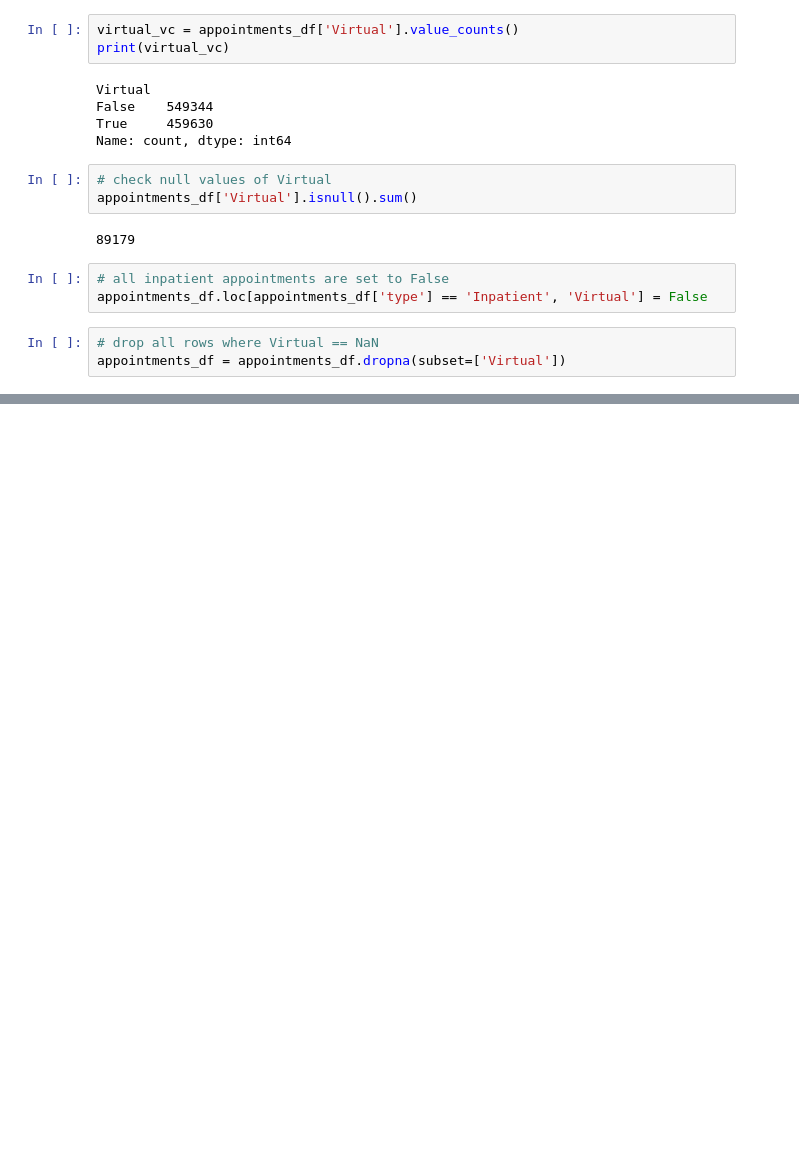
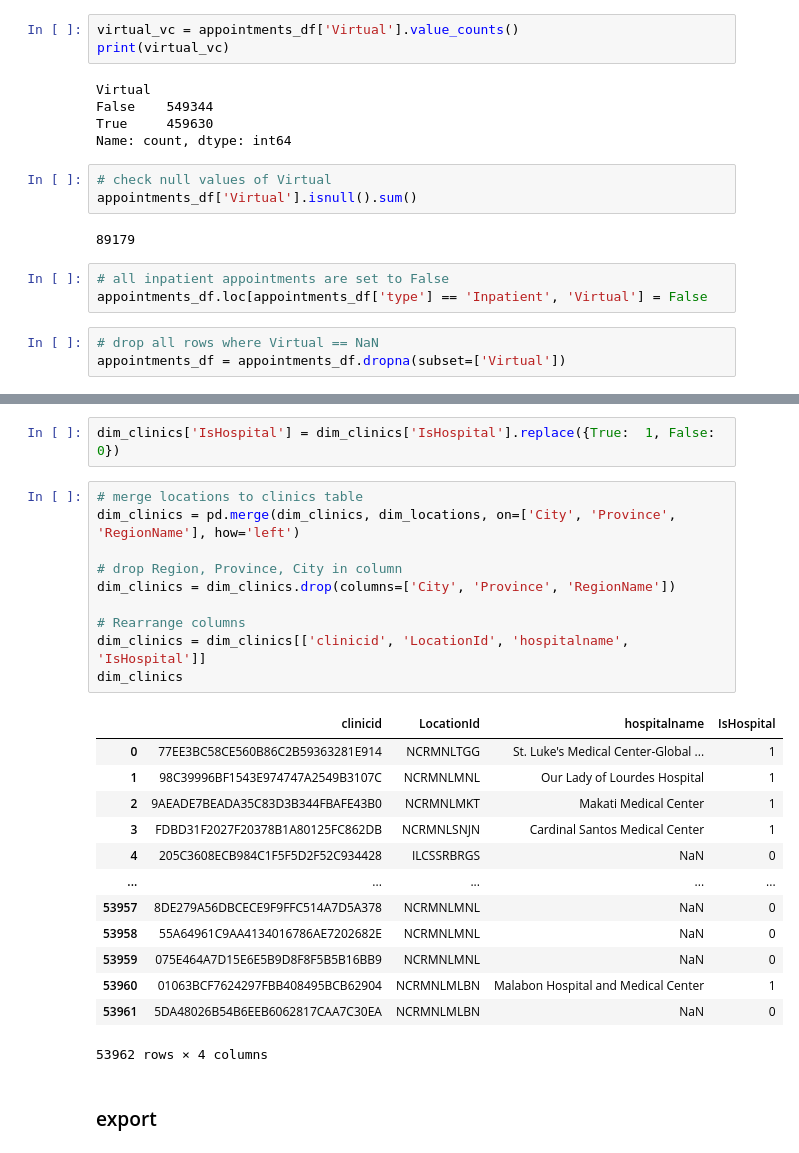
Before and after one commit to axsulit/olap-dashboard-app, a Jupyter notebook: clean_data/Process-Data.ipynb, the cells around one changed output, grey strips where cells are left out. Saved outputs shown, nothing was run; the diff lists cells and outputs as text; blank space fills up the shorter version.

```diff
--- a/clean_data/Process-Data.ipynb
+++ b/clean_data/Process-Data.ipynb
@@ -1619,0 +822,28 @@ appointments_df = appointments_df.dropna(subset=['Virtual'])
+# %%
+dim_clinics['IsHospital'] = dim_clinics['IsHospital'].replace({True:  1, False:  0})
+# %%
+# merge locations to clinics table
+dim_clinics = pd.merge(dim_clinics, dim_locations, on=['City', 'Province', 'RegionName'], how='left')
+
+# drop Region, Province, City in column
+dim_clinics = dim_clinics.drop(columns=['City', 'Province', 'RegionName'])
+
+# Rearrange columns
+dim_clinics = dim_clinics[['clinicid', 'LocationId', 'hospitalname', 'IsHospital']]
+dim_clinics
+# %% [output]
+|  | clinicid | LocationId | hospitalname | IsHospital |
+| 0 | 77EE3BC58CE560B86C2B59363281E914 | NCRMNLTGG | St. Luke's Medical Center-Global ... | 1 |
+| 1 | 98C39996BF1543E974747A2549B3107C | NCRMNLMNL | Our Lady of Lourdes Hospital | 1 |
+| 2 | 9AEADE7BEADA35C83D3B344FBAFE43B0 | NCRMNLMKT | Makati Medical Center | 1 |
+| 3 | FDBD31F2027F20378B1A80125FC862DB | NCRMNLSNJN | Cardinal Santos Medical Center | 1 |
+| 4 | 205C3608ECB984C1F5F5D2F52C934428 | ILCSSRBRGS | NaN | 0 |
+| ... | ... | ... | ... | ... |
+| 53957 | 8DE279A56DBCECE9F9FFC514A7D5A378 | NCRMNLMNL | NaN | 0 |
+| 53958 | 55A64961C9AA4134016786AE7202682E | NCRMNLMNL | NaN | 0 |
+| 53959 | 075E464A7D15E6E5B9D8F8F5B5B16BB9 | NCRMNLMNL | NaN | 0 |
+| 53960 | 01063BCF7624297FBB408495BCB62904 | NCRMNLMLBN | Malabon Hospital and Medical Center | 1 |
+| 53961 | 5DA48026B54B6EEB6062817CAA7C30EA | NCRMNLMLBN | NaN | 0 |
+53962 rows × 4 columns
+# %% [markdown]
+### export
```
Also changed, not shown: parts of 154 cells of this notebook.
